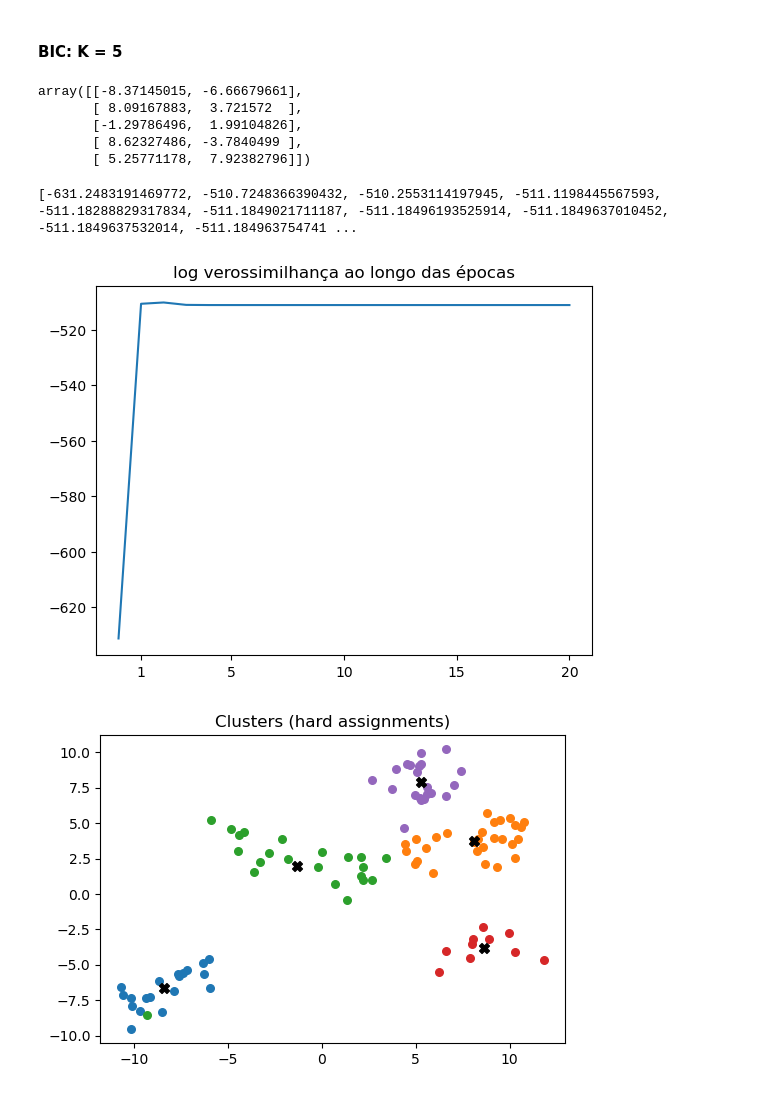
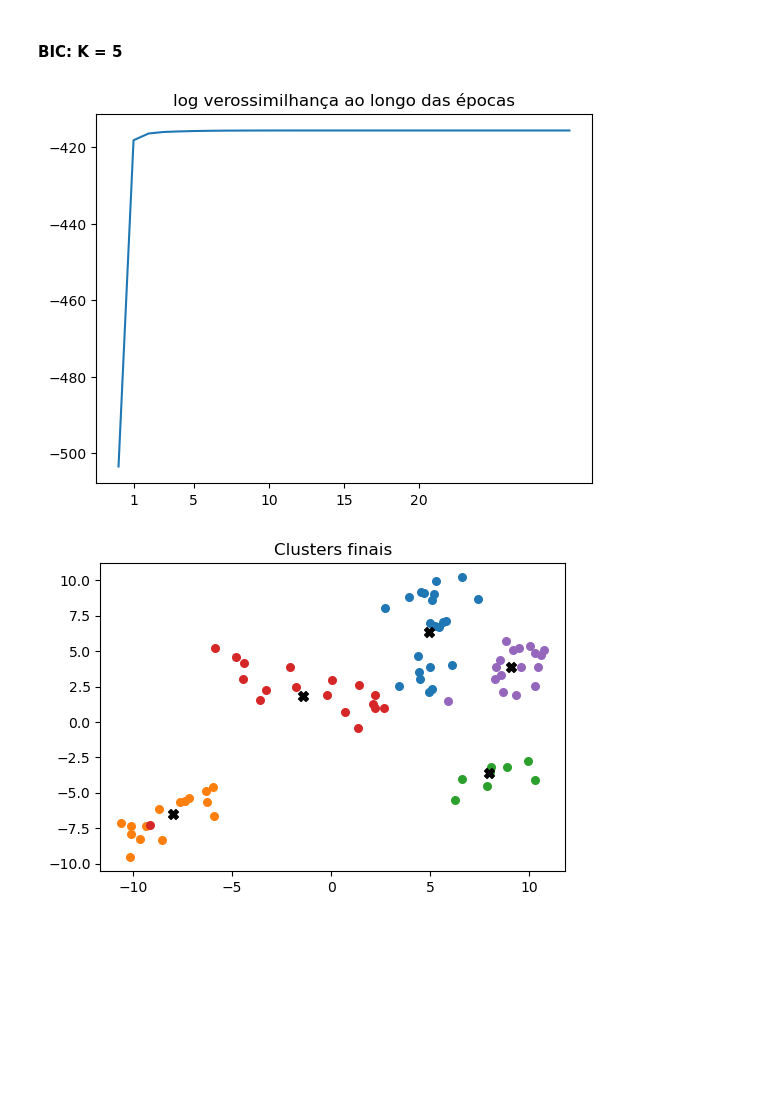
Before and after one commit to Lucasaraga0/ama_prob, a Jupyter notebook: amaprob_trab3/lista3.ipynb, the cells around one changed output. Drawn from its saved outputs; the diff is of its cells as text; code cells hidden in the pictures; blank space fills up the shorter version.

```diff
--- a/amaprob_trab3/lista3.ipynb
+++ b/amaprob_trab3/lista3.ipynb
@@ -173,10 +178,11 @@ aics = []
 lls_train = []
 lls_val = []
 
-D = data_train.shape[1]
+N, D = data_train.shape
 m0 = data_train.mean(axis=0)
 Sx = np.cov(data_train, rowvar=False)
-k0 = 0.01
+
+k0 = 0.1
 nu0 = D + 2
 
 for k in range(1, 16):
@@ -187,8 +193,19 @@ for k in range(1, 16):
     km = KMeans(n_clusters=k, random_state=0).fit(data_train)
     mu0k = km.cluster_centers_
 
+    responsabilities_init = np.zeros((N, k))
+    responsabilities_init[np.arange(N), km.labels_] = 1.0
+
+    X_np = np.asarray(data_train)  # converte se necessário
+
     responsabilities_init = np.zeros((data_train.shape[0], k))
     responsabilities_init[np.arange(data_train.shape[0]), km.labels_] = 1.0
+
+    # adicionar pequeno ruído
+    responsabilities_init += 1e-2 * np.random.rand(N, k)
+
+    # normalizar para cada amostra somar 1
+    responsabilities_init /= responsabilities_init.sum(axis=1, keepdims=True)
 
     sigma0 = np.array([Sx + np.eye(D)*1e-6 for _ in range(k)])
 
@@ -244,7 +266,7 @@ plt.show()
 ### Gerar visualização para o melhor K de cada métrica
 # %%
 def treinao(X, k):
-    D = X.shape[1]
+    N,D = X.shape
     m0 = X.mean(axis=0)
     Sx = np.cov(X, rowvar=False)
     k0 = 0.01
@@ -259,12 +281,18 @@ def treinao(X, k):
     responsabilities_init = np.zeros((X.shape[0], k))
     responsabilities_init[np.arange(X.shape[0]), km.labels_] = 1.0
 
+    # adicionar pequeno ruído
+    responsabilities_init += 1e-2 * np.random.rand(N, k)
+
+    # normalizar para cada amostra somar 1
+    responsabilities_init /= responsabilities_init.sum(axis=1, keepdims=True)
+
     sigma0 = np.array([Sx + np.eye(D)*1e-6 for _ in range(k)])
 
     model = EmGMM(K=k, alpha=alpha, m0=m0, k0=k0, nu0=nu0, s0=S0,
                     pi0=pi0, mu0k=mu0k, sigma0=sigma0)
 
-    model.train(X=X, epochs=20, responsabilities_init= responsabilities_init)
+    model.train(X=X, epochs=30, responsabilities_init= responsabilities_init)
     return model
 # %%
 def plot_clusters(X, responsibilities, mu):
@@ -276,5 +304,6 @@ def plot_clusters(X, responsibilities, mu):
         mask = labels == k
         plt.scatter(X.iloc[mask, 0], X.iloc[mask, 1], s=30, label=f'Cluster {k}')
         plt.scatter(mu[k][0], mu[k][1], marker='X', c='black', s=50)
-    plt.title("Clusters (hard assignments)")
+    plt.title("Clusters finais")
+    #plt.legend(loc = 'upper left')
     plt.show()
@@ -281,24 +339,15 @@ def plot_clusters(X, responsibilities, mu):
 # %% [markdown]
 #### BIC: K = 5
 # %%
-modelbic = treinao(data, 5)
-modelbic.mu
+modelbic= treinao(data_train, 5)
-# %% [output]
-array([[-8.37145015, -6.66679661],
-       [ 8.09167883,  3.721572  ],
-       [-1.29786496,  1.99104826],
-       [ 8.62327486, -3.7840499 ],
-       [ 5.25771178,  7.92382796]])
 # %%
-print(modelbic.log_likelihood_history)
 plt.plot(modelbic.log_likelihood_history)
 plt.title("log verossimilhança ao longo das épocas")
 plt.xticks([1,5,10,15,20])
 plt.show()
 # %% [output]
-[-631.2483191469772, -510.7248366390432, -510.2553114197945, -511.1198445567593, -511.18288829317834, -511.1849021711187, -511.18496193525914, -511.1849637010452, -511.1849637532014, -511.184963754741 ...
-[figure, old version]
+[figure, new version]
 # %%
-plot_clusters(X=data, responsibilities= modelbic.responsabilities, mu= modelbic.mu)
+plot_clusters(X=data_train, responsibilities= modelbic.responsabilities, mu= modelbic.mu)
 # %% [output]
-[figure, old version]
+[figure, new version]
```
Also changed, not shown: parts of 17 cells of this notebook.
